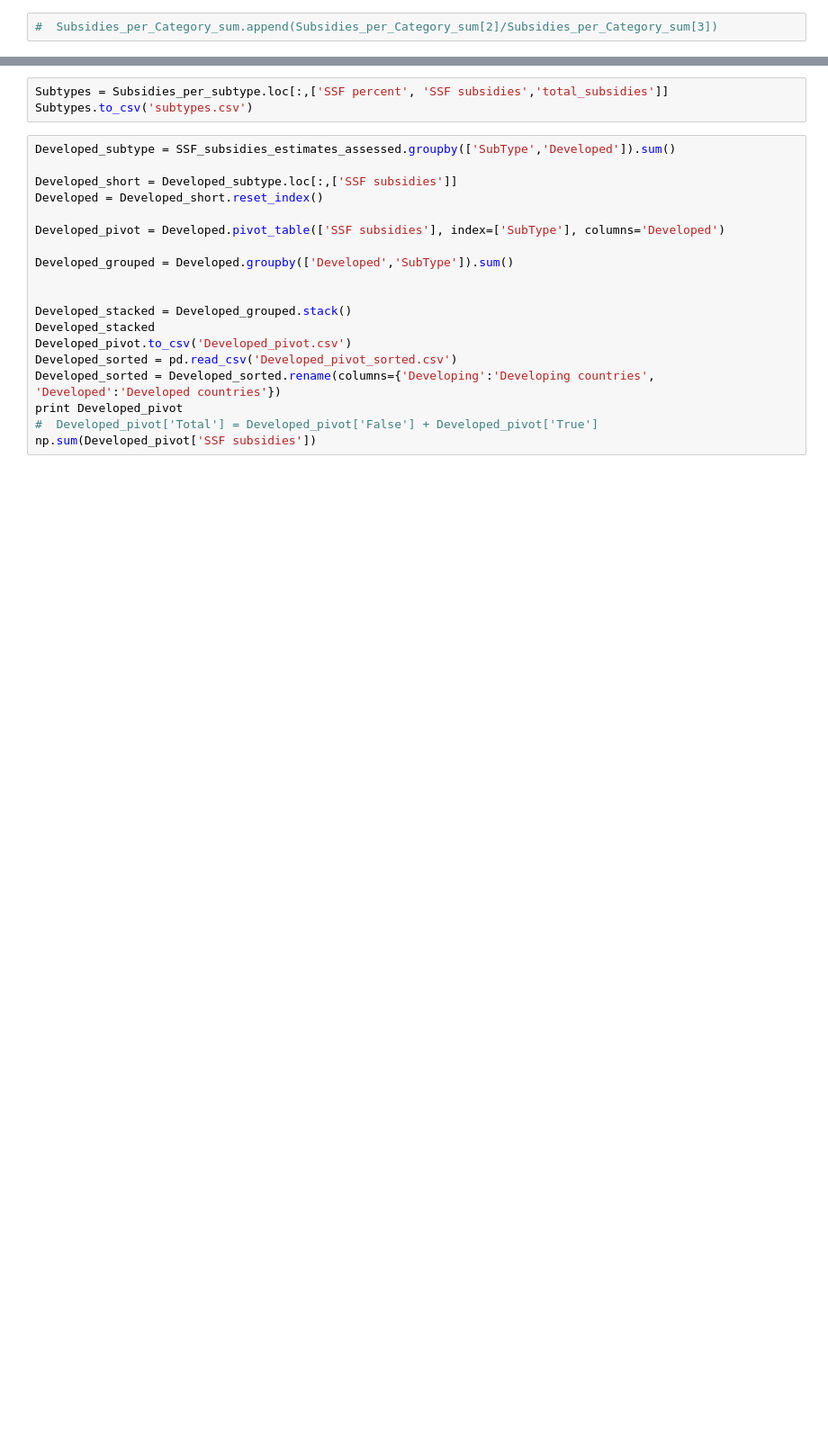
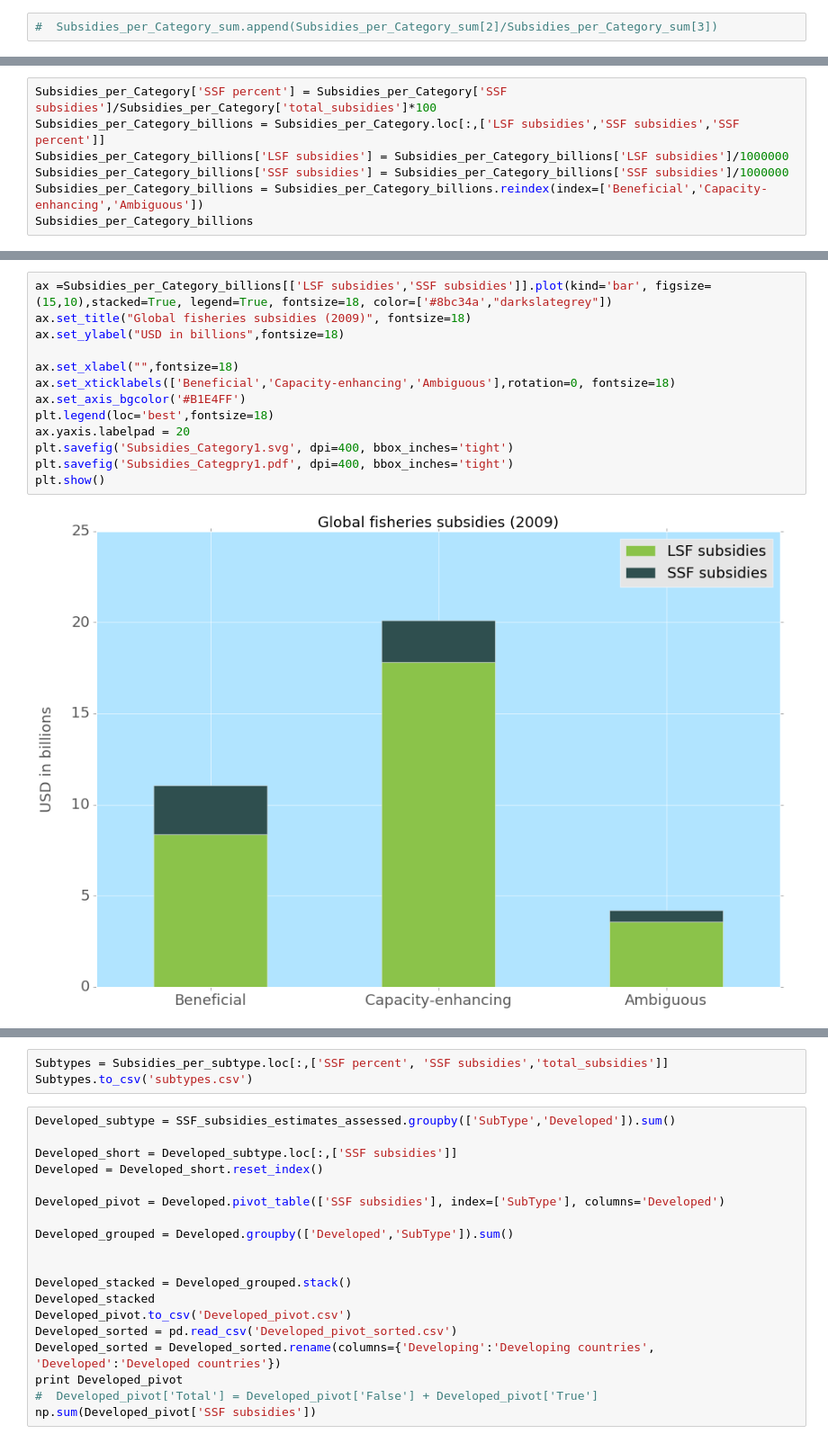
Before and after one commit to annaschu/subsidies, a Jupyter notebook: SSF subsidies capped.ipynb, the cells around one changed output, grey strips where cells are left out. Shown at 90% size. Cells and saved outputs as stored; diff of their text form; blank space fills up the shorter version.

```diff
--- a/SSF subsidies capped.ipynb
+++ b/SSF subsidies capped.ipynb
@@ -389,0 +479,7 @@ plt.show()
+# %%
+Subsidies_per_Category['SSF percent'] = Subsidies_per_Category['SSF subsidies']/Subsidies_per_Category['total_subsidies']*100
+Subsidies_per_Category_billions = Subsidies_per_Category.loc[:,['LSF subsidies','SSF subsidies','SSF percent']]
+Subsidies_per_Category_billions['LSF subsidies'] = Subsidies_per_Category_billions['LSF subsidies']/1000000
+Subsidies_per_Category_billions['SSF subsidies'] = Subsidies_per_Category_billions['SSF subsidies']/1000000
+Subsidies_per_Category_billions = Subsidies_per_Category_billions.reindex(index=['Beneficial','Capacity-enhancing','Ambiguous'])
+Subsidies_per_Category_billions
@@ -390,2 +492,17 @@ plt.show()
+# %%
+ax =Subsidies_per_Category_billions[['LSF subsidies','SSF subsidies']].plot(kind='bar', figsize=(15,10),stacked=True, legend=True, fontsize=18, color=['#8bc34a',"darkslategrey"])
+ax.set_title("Global fisheries subsidies (2009)", fontsize=18)
+ax.set_ylabel("USD in billions",fontsize=18)
+
+ax.set_xlabel("",fontsize=18)
+ax.set_xticklabels(['Beneficial','Capacity-enhancing','Ambiguous'],rotation=0, fontsize=18)
+ax.set_axis_bgcolor('#B1E4FF')
+plt.legend(loc='best',fontsize=18)
+ax.yaxis.labelpad = 20
+plt.savefig('Subsidies_Category1.svg', dpi=400, bbox_inches='tight')
+plt.savefig('Subsidies_Categpry1.pdf', dpi=400, bbox_inches='tight')
+plt.show()
+# %% [output]
+[figure, added]
 # %%
 SSF_subsidies_estimates_assessed.columns.values
```
Also changed, not shown: parts of 47 cells of this notebook, 20 other files.
